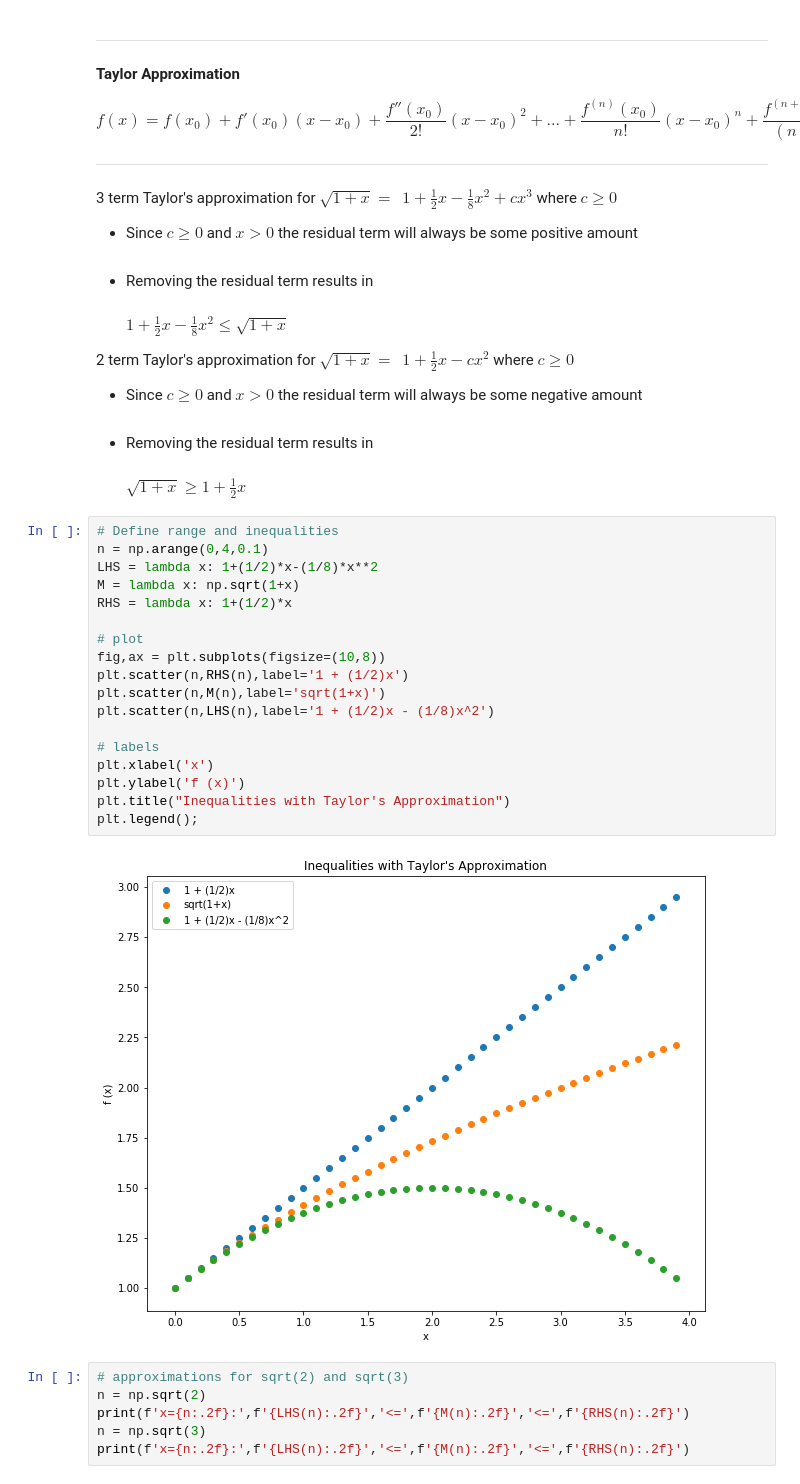
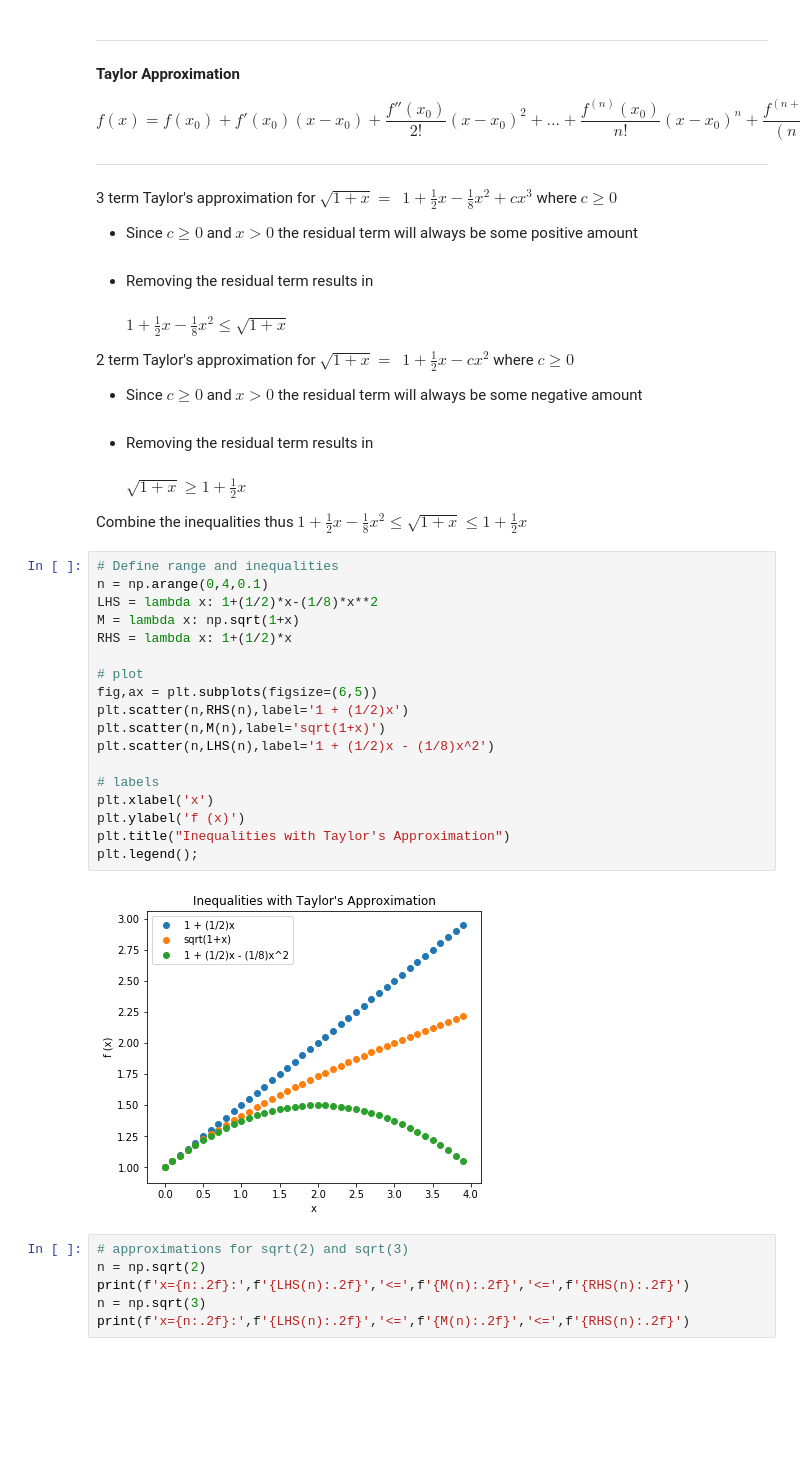
Before and after one commit to kegedy/EE502P, a Jupyter notebook: hw/kevin/HW03.ipynb, the cells around one changed output. Saved outputs shown, nothing was run; the diff lists cells and outputs as text; blank space fills up the shorter version.

```diff
--- a/hw/kevin/HW03.ipynb
+++ b/hw/kevin/HW03.ipynb
@@ -805,26 +805,28 @@ $\: 1 + \frac{1}{2}x - cx^2 $  where $c \geq 0$
 - Since $c \geq 0$ and $x \gt 0$ the residual term will always be some negative amount <br><br>
 - Removing the residual term results in <br><br>
      $\sqrt{1+x} \geq 1 + \frac{1}{2}x$
+
+Combine the inequalities thus $1 + \frac{1}{2}x - \frac{1}{8}x^2 \leq \sqrt{1+x} \leq 1 + \frac{1}{2}x$
 # %%
 # Define range and inequalities
 n = np.arange(0,4,0.1)
 LHS = lambda x: 1+(1/2)*x-(1/8)*x**2
 M = lambda x: np.sqrt(1+x)
 RHS = lambda x: 1+(1/2)*x
 
 # plot
-fig,ax = plt.subplots(figsize=(10,8))
+fig,ax = plt.subplots(figsize=(6,5))
 plt.scatter(n,RHS(n),label='1 + (1/2)x')
 plt.scatter(n,M(n),label='sqrt(1+x)')
 plt.scatter(n,LHS(n),label='1 + (1/2)x - (1/8)x^2')
 
 # labels
 plt.xlabel('x')
 plt.ylabel('f (x)')
 plt.title("Inequalities with Taylor's Approximation")
 plt.legend();
 # %% [output]
-[figure, old version]
+[figure, new version]
 # %%
 # approximations for sqrt(2) and sqrt(3)
 n = np.sqrt(2)
```
Also changed, not shown: parts of 3 cells of this notebook.
